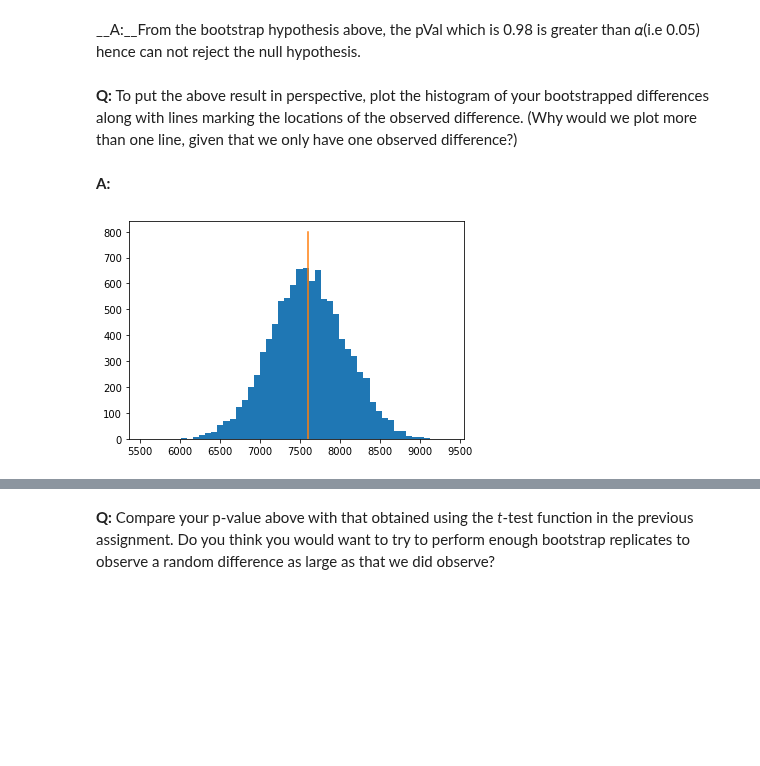
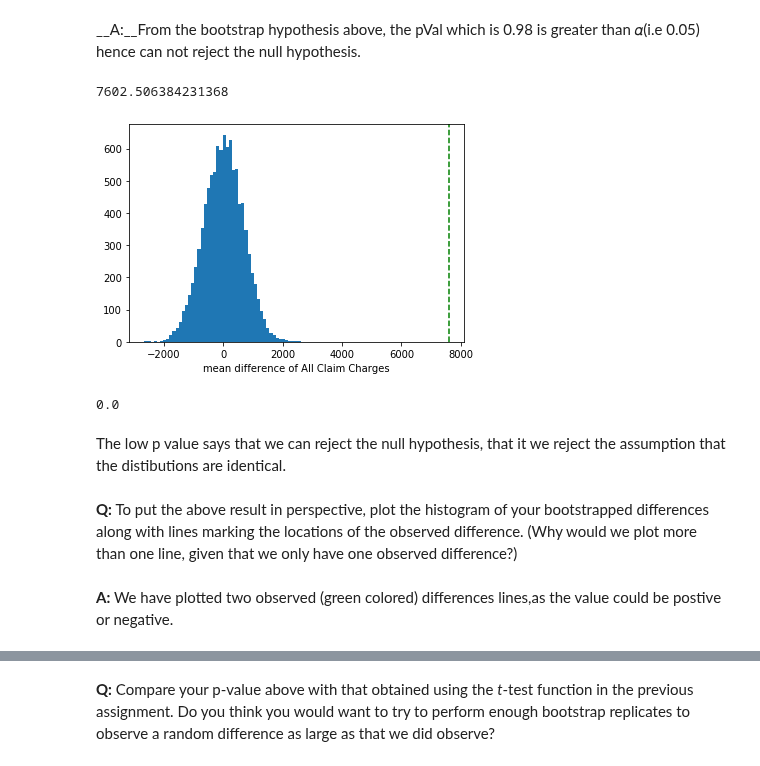
Before and after one commit to Anandpatil412/DSC, a Jupyter notebook: Miniproject_Bootstrap_Inference/inferential_statistics_2-Q.ipynb, the cells around one changed output, grey strips where cells are left out. Cells and saved outputs as stored; diff of their text form; code cells hidden in the pictures; blank space fills up the shorter version.

```diff
--- a/Miniproject_Bootstrap_Inference/inferential_statistics_2-Q.ipynb
+++ b/Miniproject_Bootstrap_Inference/inferential_statistics_2-Q.ipynb
@@ -124,12 +136,37 @@ __A:__From the bootstrap hypothesis above, the pVal which is 0.98 is greater tha
+# %%
+#observed diff in the mean from the real data
+observed_mean_diff = draw_diff_mean(insured_med_charges.charges, non_insured_med_charges.charges)
+observed_mean_diff
+# %% [output]
+7602.506384231368
+# %%
+# Mean difference with permutation
+def permutation_sample(data1, data2):
+    data = np.random.permutation(np.concatenate((data1, data2)))
+    perm_sample_1 = data[:len(data1)]
+    perm_sample_2 = data[len(data1):]
+    return perm_sample_1, perm_sample_2
+# %%
+perm_mean_replicates = np.empty(N_rep)
+
+for i in range(N_rep):
+    perm_insured, perm_uninsured = permutation_sample(resampled_mean_insured,resampled_mean_non_insured)
+    perm_mean_replicates[i] = np.mean(perm_insured) - np.mean(perm_uninsured)
+# %%
+_= plt.hist(perm_mean_replicates,bins=50)
+_ = plt.axvline(observed_std_dev_diff, color='g', linestyle='--')
+_ = plt.xlabel('mean difference of All Claim Charges')
+# %% [output]
+[figure, added]
+# %%
+pVal = np.sum(perm_mean_replicates >= observed_mean_diff)/len(perm_mean_replicates)
+pVal
+# %% [output]
+0.0
+# %% [markdown]
+The low p value says that we can reject the null hypothesis, that it we reject the assumption that the distibutions are
+identical.
 # %% [markdown]
 __Q:__ To put the above result in perspective, plot the histogram of your bootstrapped differences along with lines marking the locations of the observed difference. (Why would we plot more than one line, given that we only have one observed difference?)
-# %% [markdown]
-__A:__
-# %%
-_= plt.hist(replicates_insured_diff_std_dev,bins=50)
-x = np.array([observed_std_dev_diff, observed_std_dev_diff])
-y = np.array([800, 0])
-
-_ = plt.plot(x,y)
-# %% [output]
-[figure, removed]
+# %% [markdown]
+__A:__ We have plotted two observed (green colored) differences lines,as the value could be postive or negative.
```
Also changed, not shown: parts of 13 cells of this notebook.
